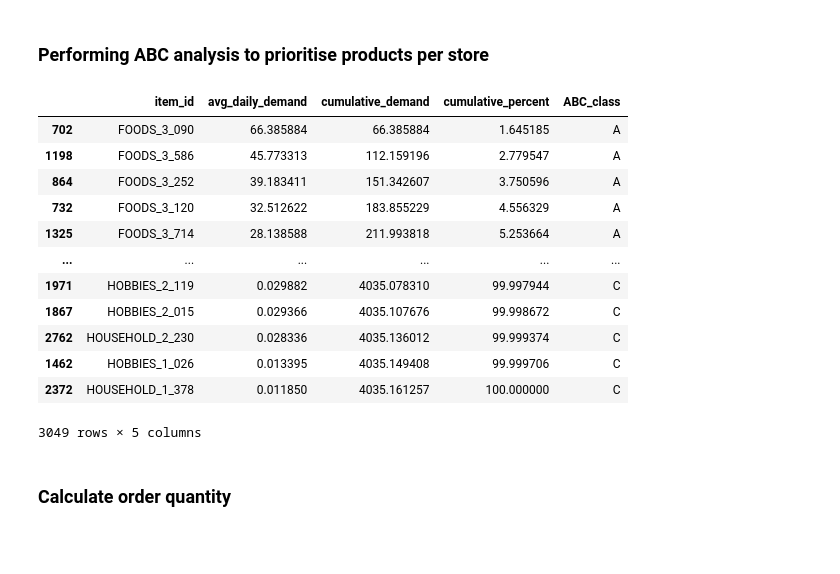
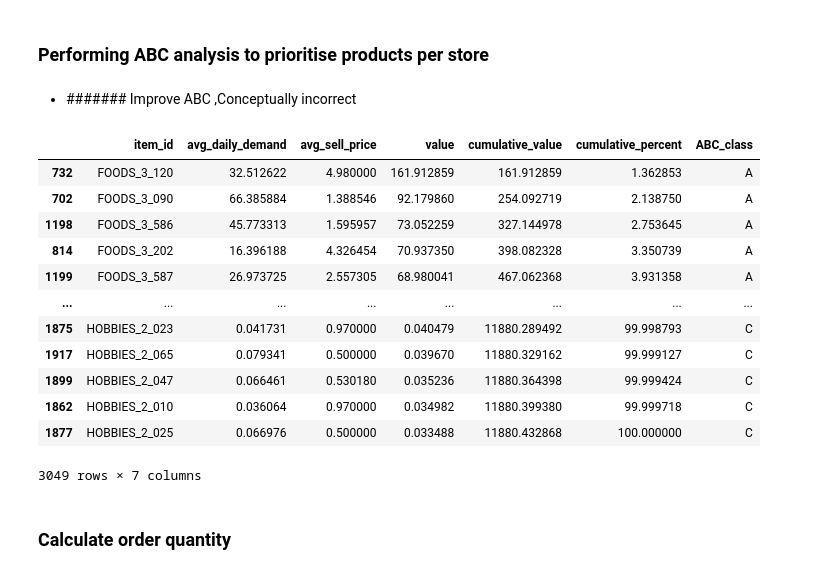
Before and after one commit to pratiibhas/Inventory-Management-for-business-planning-using-python, a Jupyter notebook: business-planning.ipynb, the cells around one changed output. Saved outputs shown, nothing was run; the diff lists cells and outputs as text; code cells hidden in the pictures; blank space fills up the shorter version.

```diff
--- a/business-planning.ipynb
+++ b/business-planning.ipynb
@@ -292,18 +294,34 @@ avg_daily_demand('CA_1',demand_sales)
 3049 rows × 2 columns
 # %% [markdown]
 ### Performing ABC analysis to prioritise products per store
+# %% [markdown]
+- ####### Improve ABC ,Conceptually incorrect
 # %%
-def abc_analysis(store_id,df):
-    #  Sort by avg_daily_demand (descending)
-    df = avg_daily_demand(store_id,demand_sales)
-    df_sorted = df.sort_values('avg_daily_demand', ascending=False).copy()
+def abc_analysis(store_id, demand_sales,sell_prices):
+    # Step 1: Calculate avg_daily_demand per item for the store
 
-    # Calculate contribution percentage
-    total_demand = df_sorted['avg_daily_demand'].sum()
-    df_sorted['cumulative_demand'] = df_sorted['avg_daily_demand'].cumsum()
-    df_sorted['cumulative_percent'] = 100 *df_sorted['cumulative_demand'] / total_demand
+    df = avg_daily_demand(store_id, demand_sales)
 
-    #  Classify into A, B, C
+    # Step 2: Calculate average sell price per item for the store
+    store_prices = sell_prices[sell_prices['store_id'] == store_id]
+    avg_prices = store_prices.groupby('item_id')['sell_price'].mean().reset_index()
+    avg_prices.rename(columns={'sell_price': 'avg_sell_price'}, inplace=True)
+
+    # Step 3: Merge demand with price info
+    df = df.merge(avg_prices, on='item_id', how='left')
+
+    # Step 4: Calculate value contribution
+    df['value'] = df['avg_daily_demand'] * df['avg_sell_price']
+
+    # Step 5: Sort by value
+    df_sorted = df.sort_values('value', ascending=False).copy()
+
+    # Step 6: Calculate cumulative % contribution
+    total_value = df_sorted['value'].sum()
+    df_sorted['cumulative_value'] = df_sorted['value'].cumsum()
+    df_sorted['cumulative_percent'] = 100 * df_sorted['cumulative_value'] / total_value
+
+    # Step 7: Classify into ABC
     def classify(percent):
         if percent <= 80:
             return 'A'
@@ -315,20 +333,21 @@ def abc_analysis(store_id,df):
     df_sorted['ABC_class'] = df_sorted['cumulative_percent'].apply(classify)
 
     return df_sorted
-abc_analysis('CA_1',demand_sales)
-# %% [output]
-|  | item_id | avg_daily_demand | cumulative_demand | cumulative_percent | ABC_class |
-| 702 | FOODS_3_090 | 66.385884 | 66.385884 | 1.645185 | A |
-| 1198 | FOODS_3_586 | 45.773313 | 112.159196 | 2.779547 | A |
-| 864 | FOODS_3_252 | 39.183411 | 151.342607 | 3.750596 | A |
-| 732 | FOODS_3_120 | 32.512622 | 183.855229 | 4.556329 | A |
-| 1325 | FOODS_3_714 | 28.138588 | 211.993818 | 5.253664 | A |
-| ... | ... | ... | ... | ... | ... |
-| 1971 | HOBBIES_2_119 | 0.029882 | 4035.078310 | 99.997944 | C |
-| 1867 | HOBBIES_2_015 | 0.029366 | 4035.107676 | 99.998672 | C |
-| 2762 | HOUSEHOLD_2_230 | 0.028336 | 4035.136012 | 99.999374 | C |
-| 1462 | HOBBIES_1_026 | 0.013395 | 4035.149408 | 99.999706 | C |
-| 2372 | HOUSEHOLD_1_378 | 0.011850 | 4035.161257 | 100.000000 | C |
-3049 rows × 5 columns
+# %%
+abc_analysis('CA_1',demand_sales,sell_prices)
+# %% [output]
+|  | item_id | avg_daily_demand | avg_sell_price | value | cumulative_value | cumulative_percent | ABC_class |
+| 732 | FOODS_3_120 | 32.512622 | 4.980000 | 161.912859 | 161.912859 | 1.362853 | A |
+| 702 | FOODS_3_090 | 66.385884 | 1.388546 | 92.179860 | 254.092719 | 2.138750 | A |
+| 1198 | FOODS_3_586 | 45.773313 | 1.595957 | 73.052259 | 327.144978 | 2.753645 | A |
+| 814 | FOODS_3_202 | 16.396188 | 4.326454 | 70.937350 | 398.082328 | 3.350739 | A |
+| 1199 | FOODS_3_587 | 26.973725 | 2.557305 | 68.980041 | 467.062368 | 3.931358 | A |
+| ... | ... | ... | ... | ... | ... | ... | ... |
+| 1875 | HOBBIES_2_023 | 0.041731 | 0.970000 | 0.040479 | 11880.289492 | 99.998793 | C |
+| 1917 | HOBBIES_2_065 | 0.079341 | 0.500000 | 0.039670 | 11880.329162 | 99.999127 | C |
+| 1899 | HOBBIES_2_047 | 0.066461 | 0.530180 | 0.035236 | 11880.364398 | 99.999424 | C |
+| 1862 | HOBBIES_2_010 | 0.036064 | 0.970000 | 0.034982 | 11880.399380 | 99.999718 | C |
+| 1877 | HOBBIES_2_025 | 0.066976 | 0.500000 | 0.033488 | 11880.432868 | 100.000000 | C |
+3049 rows × 7 columns
 # %% [markdown]
 ### Calculate order quantity
```
Also changed, not shown: parts of 9 cells of this notebook.
